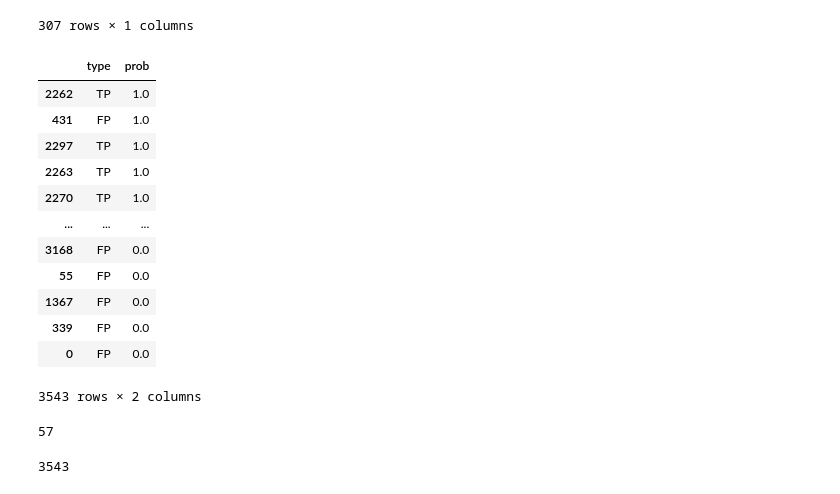
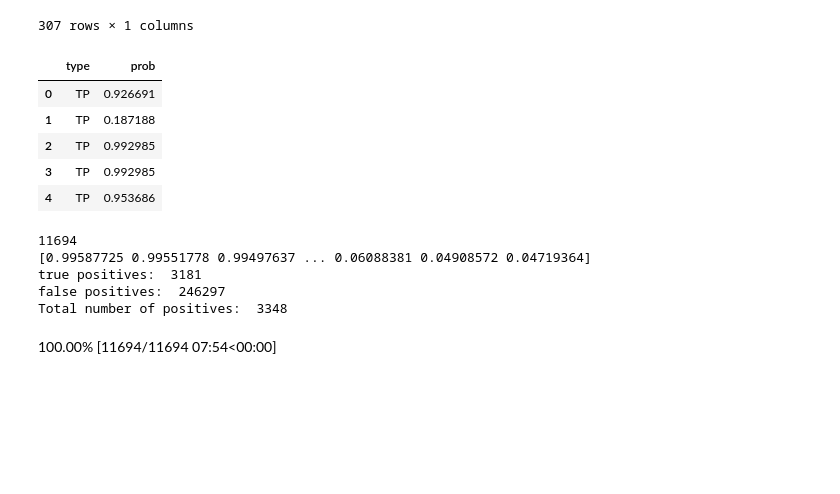
Before and after one commit to emyesme/CalcificationDetection, a Jupyter notebook: ML_structure_project.ipynb, the cells around one changed output. Saved outputs shown, nothing was run; the diff lists cells and outputs as text; code cells hidden in the pictures; blank space fills up the shorter version.

```diff
--- a/ML_structure_project.ipynb
+++ b/ML_structure_project.ipynb
@@ -856,49 +1382,60 @@ df_candidates_unique
                                 'drive',
                                 'MyDrive',
                                 'Results',
-                                'FROC_calculations_{}_pip{}_fn{}_normals{}.csv'.format('DT', '4', 294, 57)), index_col=0)
+                                'FROC_calculations_SVM-SEL_pip10_fn167_normals57.csv'), index_col=0)
+#                                'FROC_calculations_{}_pip{}_fn{}_normals{}.csv'.format('DT', '4', 203, 57)), index_col=0)
 # %%
-dfROC
+dfROC.head()
 # %% [output]
 |  | type | prob |
-| 2262 | TP | 1.0 |
-| 431 | FP | 1.0 |
-| 2297 | TP | 1.0 |
-| 2263 | TP | 1.0 |
-| 2270 | TP | 1.0 |
-| ... | ... | ... |
-| 3168 | FP | 0.0 |
-| 55 | FP | 0.0 |
-| 1367 | FP | 0.0 |
-| 339 | FP | 0.0 |
-| 0 | FP | 0.0 |
+| 0 | TP | 0.926691 |
+| 1 | TP | 0.187188 |
+| 2 | TP | 0.992985 |
+| 3 | TP | 0.992985 |
+| 4 | TP | 0.953686 |
-3543 rows × 2 columns
 # %%
 import matplotlib.pyplot as plt
 
 
-fn = 294
+fn = 167
 tpc = 0
 fpc = 0
 normals = 57
-print(normals)
 tpr = []
 fppi = []
 
+# dfROC['prob'] = [round(i,4) for i in dfROC['prob'].values]
 dfROC = dfROC.sort_values('prob', ascending=False)
+
+thresholds = dfROC.prob.unique()
+print(len(thresholds))
+print(thresholds)
+
+
 tp = len(dfROC.loc[dfROC.type == 'TP'])
+print('true positives: ', tp)
 
-for index, row in dfROC.iterrows():
-  if row.type == 'TP':
-    tpc += 1
-  else:
-    fpc +=1
+print('false positives: ',  len(dfROC.loc[dfROC.type == 'FP']))
+
+print("Total number of positives: ", tp+fn)
+
+for i in progress_bar(range(len(thresholds))):
+
+  tpc += len(dfROC.loc[(dfROC.prob > thresholds[i]) & (dfROC.type=='TP')])
+  fpc += len(dfROC.loc[(dfROC.prob > thresholds[i]) & (dfROC.type!='TP')])
+
+  # print('TP amount {} in threshold {}'.format(tpc, thresholds[i]))
+  # print('FP amount {} in threshold {}'.format(fpc, thresholds[i]))
+
 
   tpr.append( tpc/(tp+fn) )
   fppi.append( fpc/normals )
+  tpc = 0
+  fpc = 0
 # %% [output]
-57
+11694
+[0.99587725 0.99551778 0.99497637 ... 0.06088381 0.04908572 0.04719364]
+true positives:  3181
+false positives:  246297
+Total number of positives:  3348
+100.00% [11694/11694 07:54<00:00]
-# %%
-len(fppi)
-# %% [output]
-3543
```
Also changed, not shown: parts of 79 cells of this notebook.
